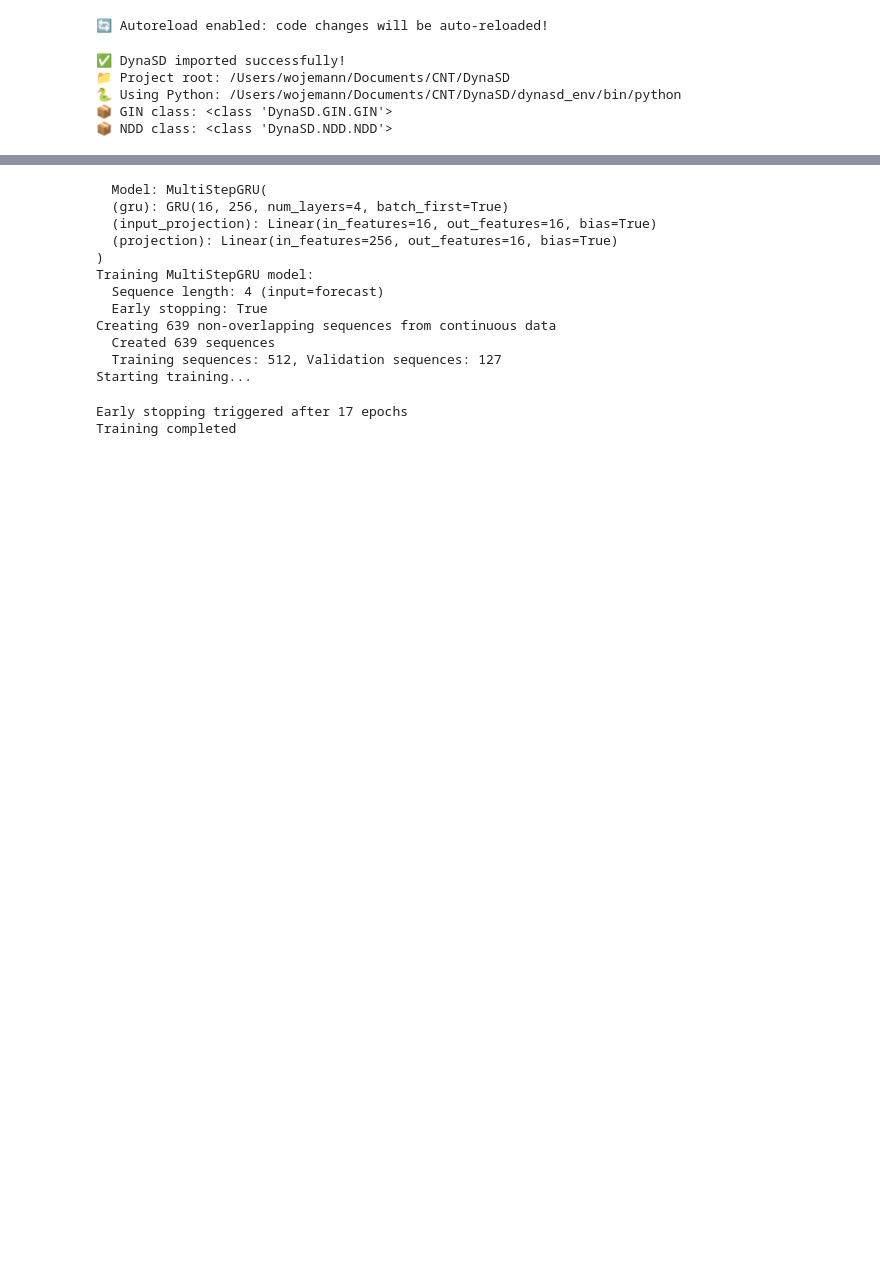
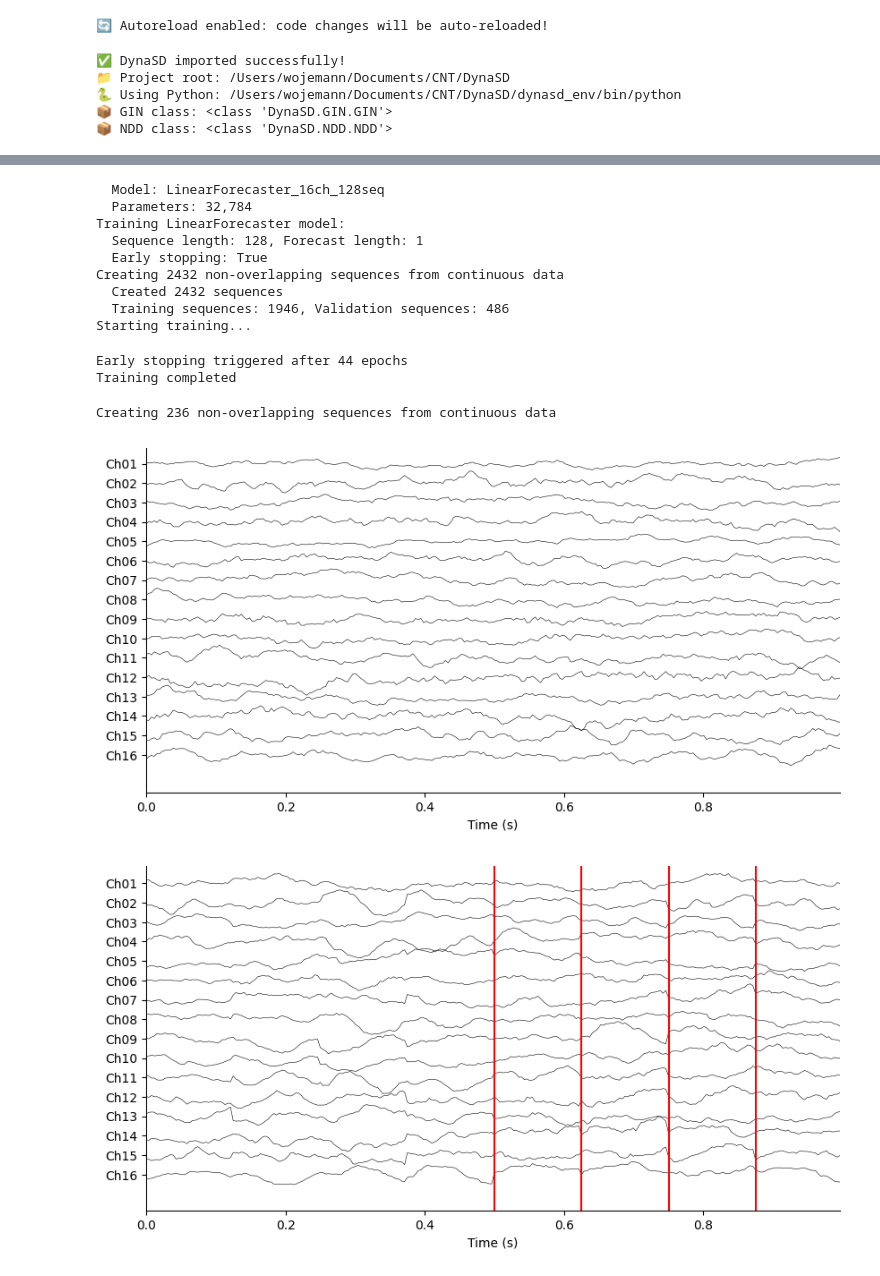
Before and after one commit to wojemann/DynaSD, a Jupyter notebook: examples/test_sim.ipynb, the cells around one changed output, grey strips where cells are left out. Drawn from its saved outputs; the diff is of its cells as text; code cells hidden in the pictures; blank space fills up the shorter version.

```diff
--- a/examples/test_sim.ipynb
+++ b/examples/test_sim.ipynb
@@ -66,25 +64,33 @@ plt.show()
 # %%
-model = GIN(num_epochs=100,batch_size=32,lambda_zcr=0,sequence_length = 4,
-hidden_size=256,early_stopping=True, num_layers=4,lr=0.0005,w_stride=0.5,w_size=1)
-# model = LiNDDA(num_epochs=200,batch_size=32,lambda_zcr=0,sequence_length = 4,early_stopping=True,lr=0.0005,w_stride=0.25,w_size=1)
-# model = MINDA(num_epochs=100,batch_size=32,lambda_zcr=0,
-# sequence_length = 4,early_stopping=True,lr=0.0005,dropout=0.5,hidden_sizes=[64],w_stride=0.25,w_size=1)
+# model = GIN(num_epochs=100,batch_size=32,sequence_length = 128,forecast_length=32,hidden_size=256,early_stopping=True, num_layers=2,lr=0.0005,w_stride=0.25,w_size=1,patience=3)
+model = LiNDDA(num_epochs=200,batch_size=32,sequence_length = 128,forecast_length=32,early_stopping=True,lr=0.0005,w_stride=0.25,w_size=1)
+# model = MINDD(num_epochs=100,batch_size=32,sequence_length = 128,forecast_length=32,early_stopping=True,lr=0.0005,dropout=0.5,hidden_sizes=[128*data.shape[1]],w_stride=0.25,w_size=1,patience=3)
 model.fit(data.iloc[:fs*10,:])
 # %% [output]
-  Model: MultiStepGRU(
-  (gru): GRU(16, 256, num_layers=4, batch_first=True)
-  (input_projection): Linear(in_features=16, out_features=16, bias=True)
-  (projection): Linear(in_features=256, out_features=16, bias=True)
-)
-Training MultiStepGRU model:
-  Sequence length: 4 (input=forecast)
+  Model: LinearForecaster_16ch_128seq
+  Parameters: 32,784
+Training LinearForecaster model:
+  Sequence length: 128, Forecast length: 1
   Early stopping: True
-Creating 639 non-overlapping sequences from continuous data
-  Created 639 sequences
-  Training sequences: 512, Validation sequences: 127
+Creating 2432 non-overlapping sequences from continuous data
+  Created 2432 sequences
+  Training sequences: 1946, Validation sequences: 486
 Starting training...
-Early stopping triggered after 17 epochs
+Early stopping triggered after 44 epochs
 Training completed
+# %%
+x = model.predict(data.iloc[:,:])
+s = 10*fs
+plot_iEEG_data(data.iloc[s:s+256,:],fs=fs,fig_size=(10,5))
+plt.show()
+fig,ax = plot_iEEG_data(pd.DataFrame(x,columns=data.columns).iloc[s:s+256,:],fs=fs,fig_size=(10,5))
+for v in range(5):
+    ax.axvline((v*32+128)/fs,color='r')
+plt.show()
+# %% [output]
+Creating 236 non-overlapping sequences from continuous data
+[figure, added]
+[figure, added]
 # %%
 prob_times = model.get_win_times(len(data))
 onset_idx = np.argmin(np.abs(prob_times-sz_start))//2
```
Also changed, not shown: parts of 9 cells of this notebook, 6 other files.
